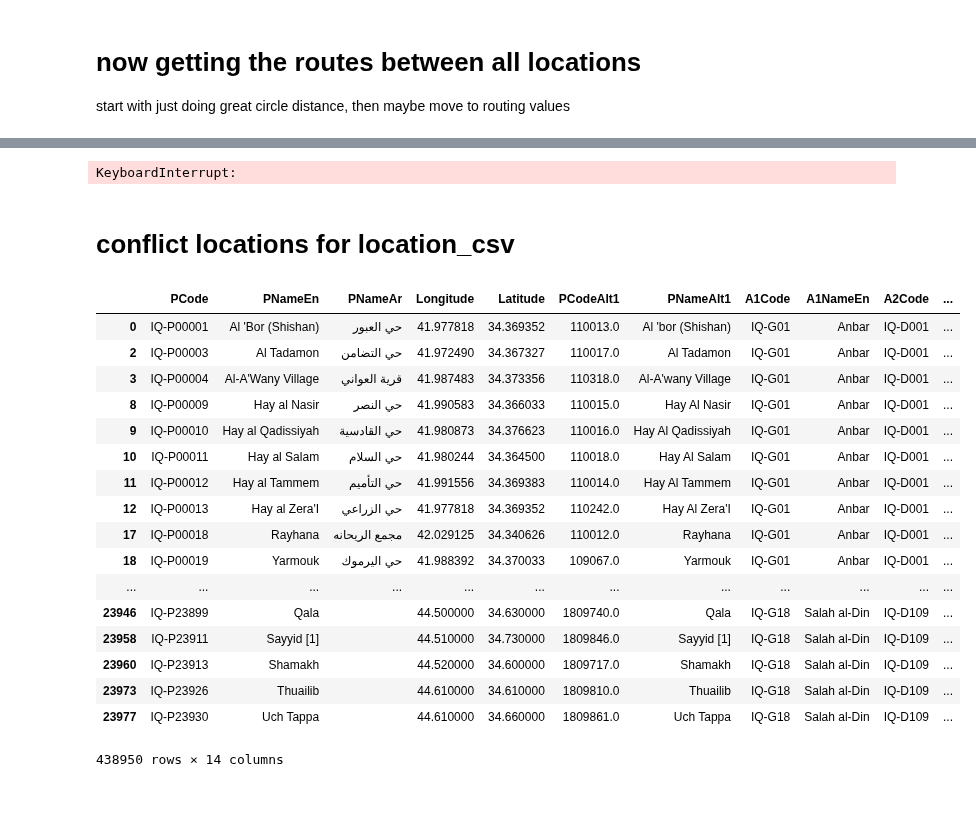
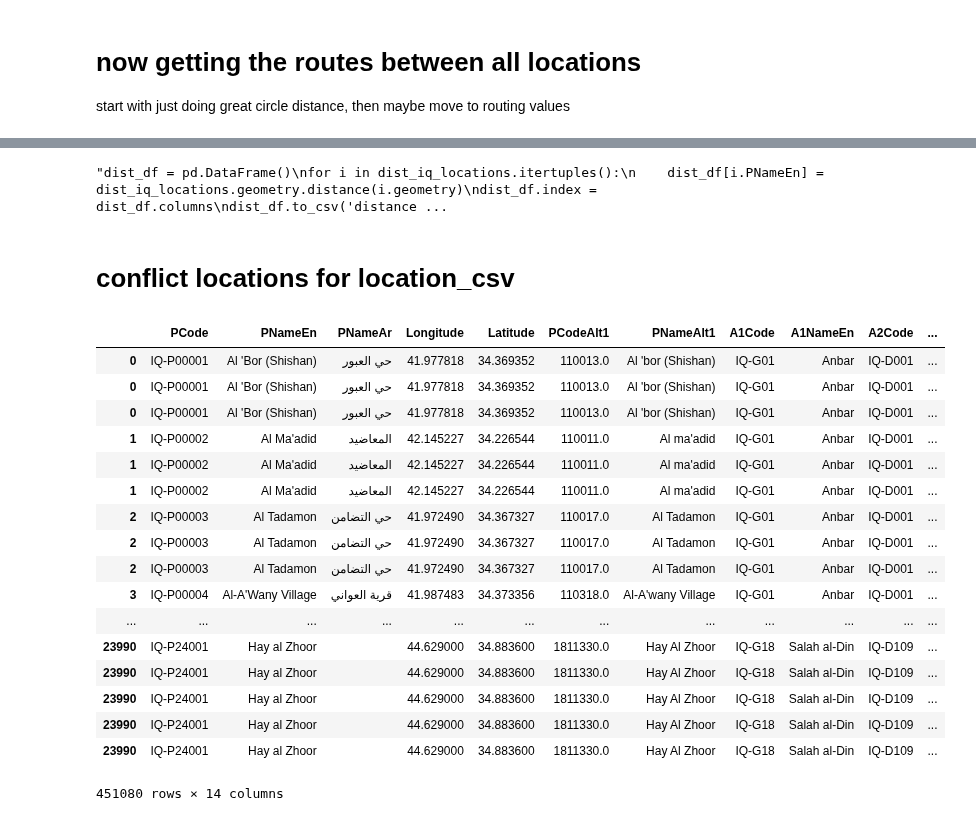
Before and after one commit to tamos/MACS30200proj, a Jupyter notebook: paper_code/DataPreparation_Flee.ipynb, the cells around one changed output, grey strips where cells are left out. Saved outputs shown, nothing was run; the diff lists cells and outputs as text; code cells hidden in the pictures.

```diff
--- a/paper_code/DataPreparation_Flee.ipynb
+++ b/paper_code/DataPreparation_Flee.ipynb
@@ -89,13 +89,13 @@ dist_iq_locations.head()
 | 9380 | IQ-P10059 | Karuka |  | 43.770000 | 37.110000 | 804587.0 | Karuka | IQ-G08 | Dahuk | IQ-D048 | ... |
 | 21050 | IQ-P21012 | Qaryat Misqlat Alia |  | 43.042892 | 36.594774 | 1510950.0 | Qaryat Misqlat Alia | IQ-G15 | Ninewa | IQ-D091 | ... |
 # %%
-dist_df = pd.DataFrame()
+'''dist_df = pd.DataFrame()
 for i in dist_iq_locations.itertuples():
     dist_df[i.PNameEn] = dist_iq_locations.geometry.distance(i.geometry)
 dist_df.index = dist_df.columns
-dist_df.to_csv('distance_matrix.csv')
+dist_df.to_csv('distance_matrix.csv')'''
 # %% [output]
-KeyboardInterrupt:
+"dist_df = pd.DataFrame()\nfor i in dist_iq_locations.itertuples():\n    dist_df[i.PNameEn] = dist_iq_locations.geometry.distance(i.geometry)\ndist_df.index = dist_df.columns\ndist_df.to_csv('distance ...
 # %%
 trips = set()
 count = 0
@@ -132,24 +132,24 @@ acled_locations.to_crs(iq_locations.crs)
 acled_locations['date'] = conflict_loc['event_date']
 acled_locations.to_file('data/acled_conflict_geometries.shp')
 # %%
-acled_temp = gpd.sjoin(iq_locations, acled_locations, 'inner')
+acled_temp = gpd.sjoin(iq_locations, acled_locations, 'left')
 acled_temp
 # %% [output]
 |  | PCode | PNameEn | PNameAr | Longitude | Latitude | PCodeAlt1 | PNameAlt1 | A1Code | A1NameEn | A2Code | ... |
 | 0 | IQ-P00001 | Al 'Bor (Shishan) | حي العبور | 41.977818 | 34.369352 | 110013.0 | Al 'bor (Shishan) | IQ-G01 | Anbar | IQ-D001 | ... |
+| 0 | IQ-P00001 | Al 'Bor (Shishan) | حي العبور | 41.977818 | 34.369352 | 110013.0 | Al 'bor (Shishan) | IQ-G01 | Anbar | IQ-D001 | ... |
+| 0 | IQ-P00001 | Al 'Bor (Shishan) | حي العبور | 41.977818 | 34.369352 | 110013.0 | Al 'bor (Shishan) | IQ-G01 | Anbar | IQ-D001 | ... |
+| 1 | IQ-P00002 | Al Ma'adid | المعاضيد | 42.145227 | 34.226544 | 110011.0 | Al ma'adid | IQ-G01 | Anbar | IQ-D001 | ... |
+| 1 | IQ-P00002 | Al Ma'adid | المعاضيد | 42.145227 | 34.226544 | 110011.0 | Al ma'adid | IQ-G01 | Anbar | IQ-D001 | ... |
+| 1 | IQ-P00002 | Al Ma'adid | المعاضيد | 42.145227 | 34.226544 | 110011.0 | Al ma'adid | IQ-G01 | Anbar | IQ-D001 | ... |
+| 2 | IQ-P00003 | Al Tadamon | حي التضامن | 41.972490 | 34.367327 | 110017.0 | Al Tadamon | IQ-G01 | Anbar | IQ-D001 | ... |
+| 2 | IQ-P00003 | Al Tadamon | حي التضامن | 41.972490 | 34.367327 | 110017.0 | Al Tadamon | IQ-G01 | Anbar | IQ-D001 | ... |
 | 2 | IQ-P00003 | Al Tadamon | حي التضامن | 41.972490 | 34.367327 | 110017.0 | Al Tadamon | IQ-G01 | Anbar | IQ-D001 | ... |
 | 3 | IQ-P00004 | Al-A'Wany Village | قرية العواني | 41.987483 | 34.373356 | 110318.0 | Al-A'wany Village | IQ-G01 | Anbar | IQ-D001 | ... |
-| 8 | IQ-P00009 | Hay al Nasir | حي النصر | 41.990583 | 34.366033 | 110015.0 | Hay Al Nasir | IQ-G01 | Anbar | IQ-D001 | ... |
-| 9 | IQ-P00010 | Hay al Qadissiyah | حي القادسية | 41.980873 | 34.376623 | 110016.0 | Hay Al Qadissiyah | IQ-G01 | Anbar | IQ-D001 | ... |
-| 10 | IQ-P00011 | Hay al Salam | حي السلام | 41.980244 | 34.364500 | 110018.0 | Hay Al Salam | IQ-G01 | Anbar | IQ-D001 | ... |
-| 11 | IQ-P00012 | Hay al Tammem | حي التأميم | 41.991556 | 34.369383 | 110014.0 | Hay Al Tammem | IQ-G01 | Anbar | IQ-D001 | ... |
-| 12 | IQ-P00013 | Hay al Zera'I | حي الزراعي | 41.977818 | 34.369352 | 110242.0 | Hay Al Zera'I | IQ-G01 | Anbar | IQ-D001 | ... |
-| 17 | IQ-P00018 | Rayhana | مجمع الريحانه | 42.029125 | 34.340626 | 110012.0 | Rayhana | IQ-G01 | Anbar | IQ-D001 | ... |
-| 18 | IQ-P00019 | Yarmouk | حي اليرموك | 41.988392 | 34.370033 | 109067.0 | Yarmouk | IQ-G01 | Anbar | IQ-D001 | ... |
 | ... | ... | ... | ... | ... | ... | ... | ... | ... | ... | ... | ... |
-| 23946 | IQ-P23899 | Qala |  | 44.500000 | 34.630000 | 1809740.0 | Qala | IQ-G18 | Salah al-Din | IQ-D109 | ... |
-| 23958 | IQ-P23911 | Sayyid [1] |  | 44.510000 | 34.730000 | 1809846.0 | Sayyid [1] | IQ-G18 | Salah al-Din | IQ-D109 | ... |
-| 23960 | IQ-P23913 | Shamakh |  | 44.520000 | 34.600000 | 1809717.0 | Shamakh | IQ-G18 | Salah al-Din | IQ-D109 | ... |
-| 23973 | IQ-P23926 | Thuailib |  | 44.610000 | 34.610000 | 1809810.0 | Thuailib | IQ-G18 | Salah al-Din | IQ-D109 | ... |
-| 23977 | IQ-P23930 | Uch Tappa |  | 44.610000 | 34.660000 | 1809861.0 | Uch Tappa | IQ-G18 | Salah al-Din | IQ-D109 | ... |
+| 23990 | IQ-P24001 | Hay al Zhoor |  | 44.629000 | 34.883600 | 1811330.0 | Hay Al Zhoor | IQ-G18 | Salah al-Din | IQ-D109 | ... |
+| 23990 | IQ-P24001 | Hay al Zhoor |  | 44.629000 | 34.883600 | 1811330.0 | Hay Al Zhoor | IQ-G18 | Salah al-Din | IQ-D109 | ... |
+| 23990 | IQ-P24001 | Hay al Zhoor |  | 44.629000 | 34.883600 | 1811330.0 | Hay Al Zhoor | IQ-G18 | Salah al-Din | IQ-D109 | ... |
+| 23990 | IQ-P24001 | Hay al Zhoor |  | 44.629000 | 34.883600 | 1811330.0 | Hay Al Zhoor | IQ-G18 | Salah al-Din | IQ-D109 | ... |
+| 23990 | IQ-P24001 | Hay al Zhoor |  | 44.629000 | 34.883600 | 1811330.0 | Hay Al Zhoor | IQ-G18 | Salah al-Din | IQ-D109 | ... |
-438950 rows × 14 columns
+451080 rows × 14 columns
```
